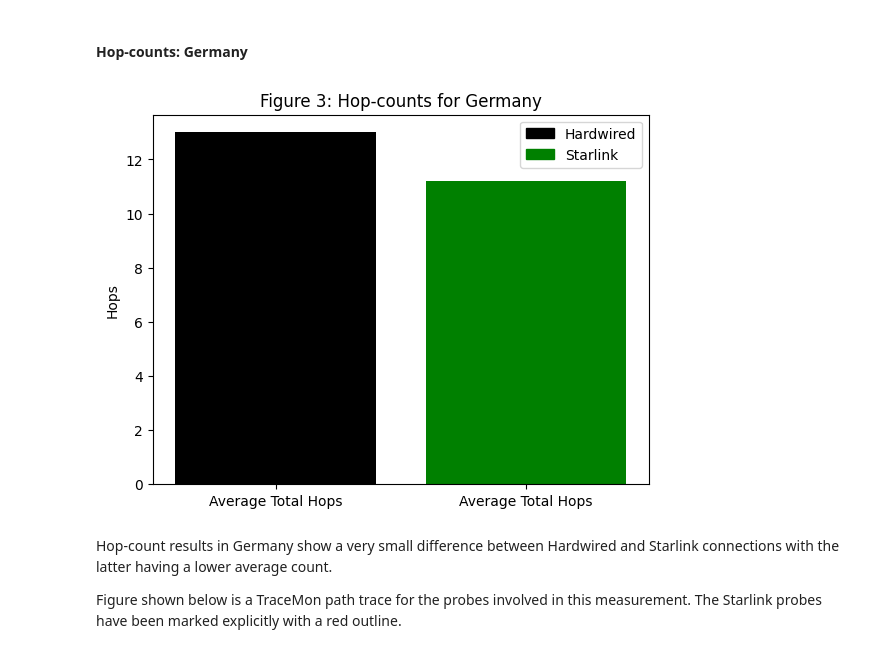
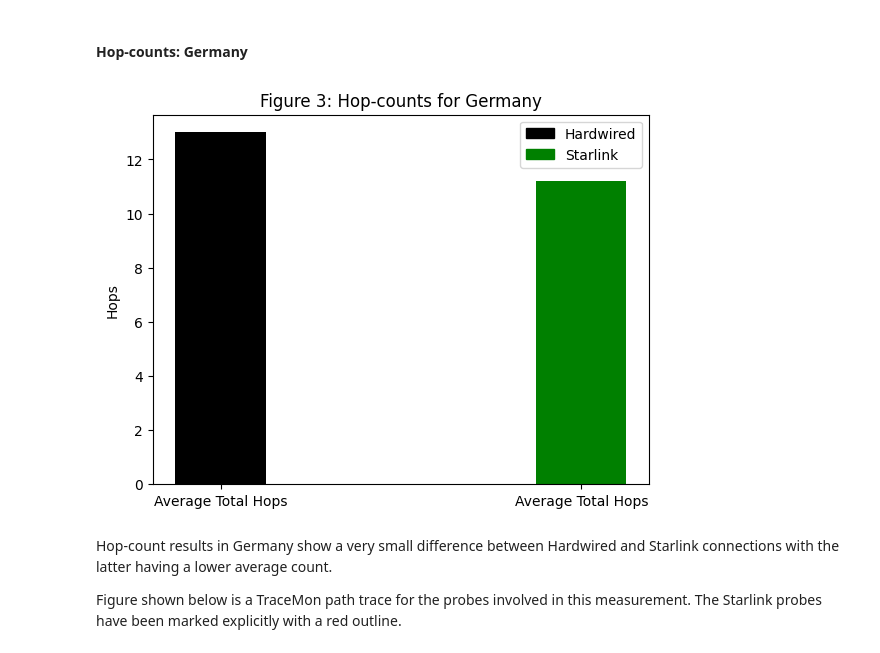
Before and after one commit to krthknrmnch/Starlink_Vs_Hardwired_RIPE_Atlas, a Jupyter notebook: JNotebook/Summary.ipynb, the cells around one changed output. Cells and saved outputs as stored; diff of their text form; code cells hidden in the pictures.

Commit message:
Add Readme and fix graph bar widths

```diff
--- a/JNotebook/Summary.ipynb
+++ b/JNotebook/Summary.ipynb
@@ -97,17 +97,17 @@ This section will focus on hop-count results to cloud providers in both Germany
 # %%
 de_hops = ['Average Total Hops', 'Average Total Hops']
 de_num = [13, 11.2]
 x_pos = np.arange(len(de_hops))
-plt.bar(x_pos, de_num, color=['black', 'green'])
+plt.bar(x_pos, height = de_num, width = 0.25, color=['black', 'green'])
 plt.xticks(x_pos, de_hops)
 plt.ylabel('Hops')
 plt.title('Figure 3: Hop-counts for Germany')
 black_patch = mpatches.Patch(color='black', label='Hardwired')
 green_patch = mpatches.Patch(color='green', label='Starlink')
 plt.legend(handles=[black_patch, green_patch])
 plt.show()
 # %% [output]
-[figure, old version]
+[figure, new version]
 # %% [markdown]
 Hop-count results in Germany show a very small difference between Hardwired and Starlink connections with the latter having a lower average count.
 
```
Also changed, not shown: parts of 6 cells of this notebook, 8 other files.
